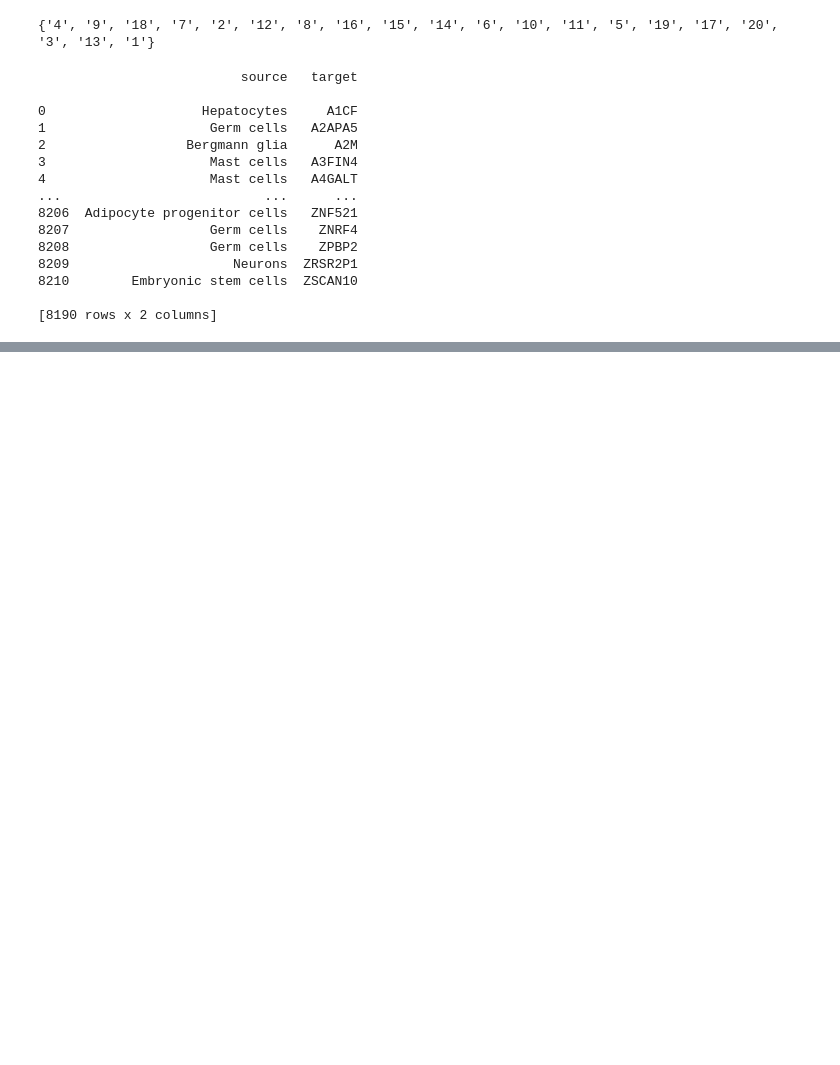
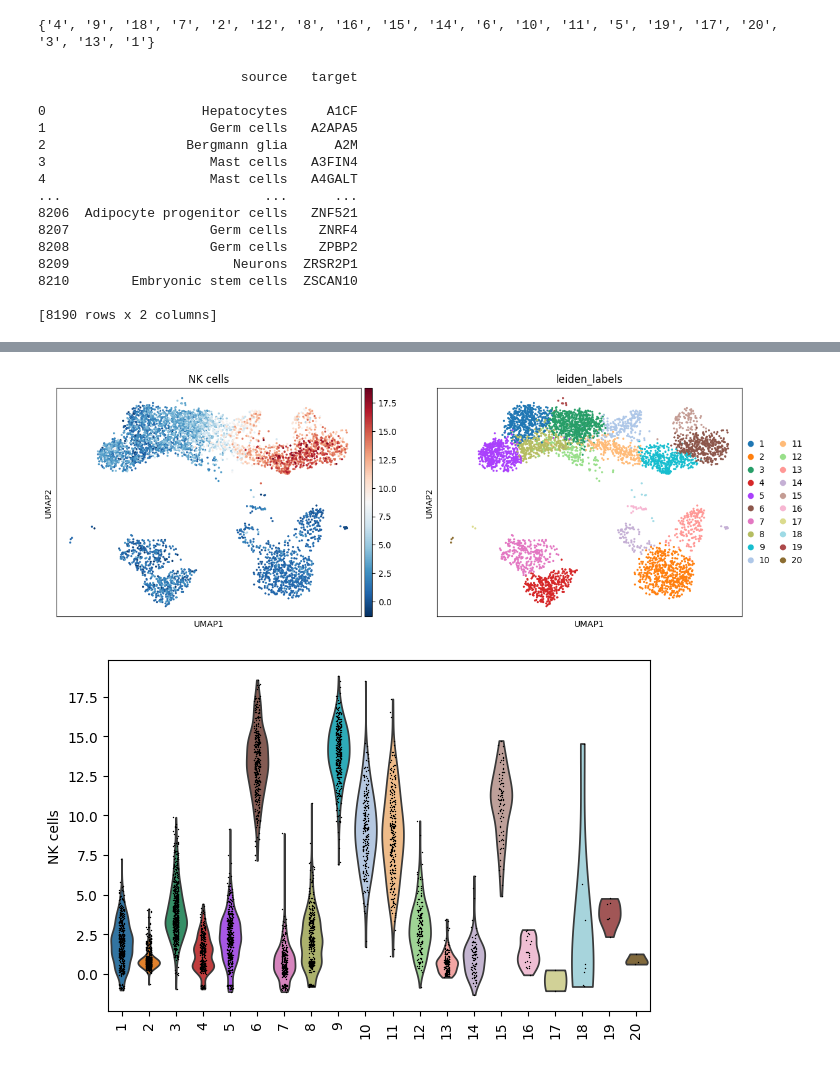
Before and after one commit to Boolean-true/CLACELL, a Jupyter notebook: evaluation/decoupler.ipynb, the cells around one changed output, grey strips where cells are left out. Drawn from its saved outputs; the diff is of its cells as text; code cells hidden in the pictures; blank space fills up the shorter version.

Commit message:
add second try for decoupler

```diff
--- a/evaluation/decoupler.ipynb
+++ b/evaluation/decoupler.ipynb
@@ -186,0 +215,18 @@ print(marker_df)
+# %%
+import scanpy as sc
+import decoupler as dc
+import pandas as pd
+import anndata as ad
+
+# 1. Load Single Cell Data
+adata = ad.io.read_h5ad('../data/humancellatlas/5f29c29a-51c6-435c-8ff0-2b2a9d05ebee/BL_standard_design.h5ad')
+
+# Normalizing to median total counts
+sc.pp.normalize_total(adata)
+# Logarithmize the data
+sc.pp.log1p(adata)
+
+# Limit adata for tests to 5.000
+adata = adata[:5000]
+
+print(adata)
@@ -186,0 +296,3 @@ print(marker_df)
+# %%
+score = dc.pp.get_obsm(adata, key="score_ulm")
+print(score)
@@ -186,0 +304,6 @@ print(marker_df)
+# %%
+sc.pl.umap(score, color=["NK cells", "leiden_labels"], cmap="RdBu_r")
+sc.pl.violin(score, keys=["NK cells"], groupby="leiden_labels", rotation=90)
+# %% [output]
+[figure, added]
+[figure, added]
```
Also changed, not shown: parts of 25 cells of this notebook.
